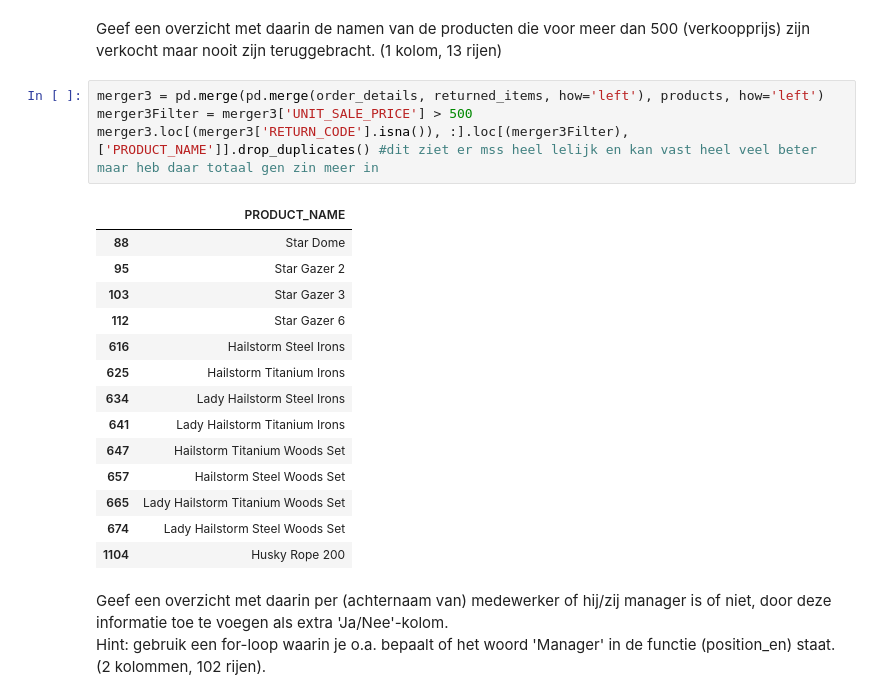
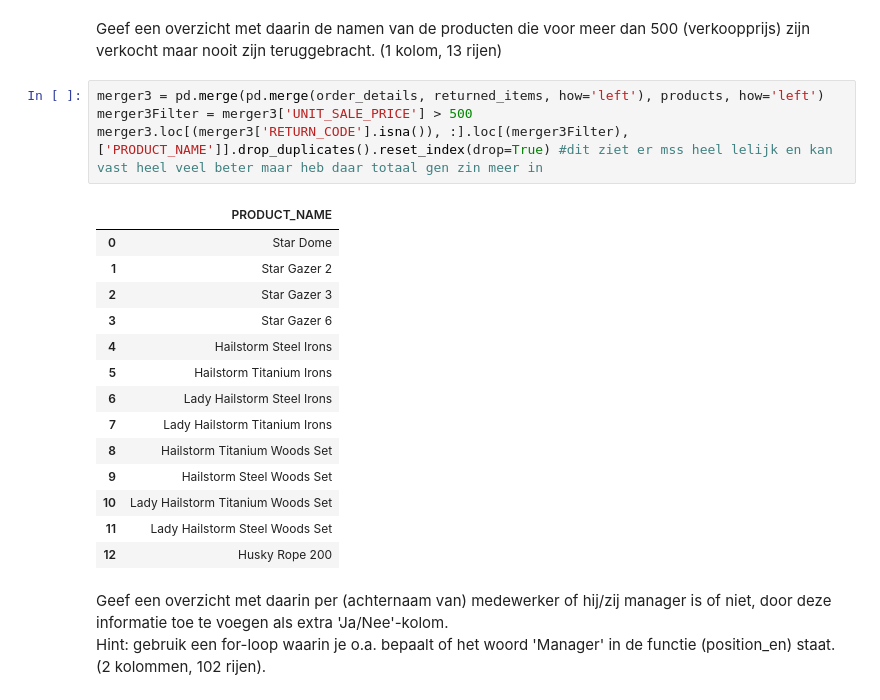
Before and after one commit to Alexanderdeweger/DEAI_portfolio, a Jupyter notebook: Week1/1.3/Opdrachten Alexander.ipynb, the cells around one changed output. Saved outputs shown, nothing was run; the diff lists cells and outputs as text.

```diff
--- a/Week1/1.3/Opdrachten Alexander.ipynb
+++ b/Week1/1.3/Opdrachten Alexander.ipynb
@@ -480,22 +506,22 @@ Geef een overzicht met daarin de namen van de producten die voor meer dan 500 (v
 # %%
 merger3 = pd.merge(pd.merge(order_details, returned_items, how='left'), products, how='left')
 merger3Filter = merger3['UNIT_SALE_PRICE'] > 500
-merger3.loc[(merger3['RETURN_CODE'].isna()), :].loc[(merger3Filter), ['PRODUCT_NAME']].drop_duplicates() #dit ziet er mss heel lelijk en kan vast heel veel beter maar heb daar totaal gen zin meer in
+merger3.loc[(merger3['RETURN_CODE'].isna()), :].loc[(merger3Filter), ['PRODUCT_NAME']].drop_duplicates().reset_index(drop=True) #dit ziet er mss heel lelijk en kan vast heel veel beter maar heb daar totaal gen zin meer in
 # %% [output]
 |  | PRODUCT_NAME |
-| 88 | Star Dome |
-| 95 | Star Gazer 2 |
-| 103 | Star Gazer 3 |
-| 112 | Star Gazer 6 |
-| 616 | Hailstorm Steel Irons |
-| 625 | Hailstorm Titanium Irons |
-| 634 | Lady Hailstorm Steel Irons |
-| 641 | Lady Hailstorm Titanium Irons |
-| 647 | Hailstorm Titanium Woods Set |
-| 657 | Hailstorm Steel Woods Set |
-| 665 | Lady Hailstorm Titanium Woods Set |
-| 674 | Lady Hailstorm Steel Woods Set |
-| 1104 | Husky Rope 200 |
+| 0 | Star Dome |
+| 1 | Star Gazer 2 |
+| 2 | Star Gazer 3 |
+| 3 | Star Gazer 6 |
+| 4 | Hailstorm Steel Irons |
+| 5 | Hailstorm Titanium Irons |
+| 6 | Lady Hailstorm Steel Irons |
+| 7 | Lady Hailstorm Titanium Irons |
+| 8 | Hailstorm Titanium Woods Set |
+| 9 | Hailstorm Steel Woods Set |
+| 10 | Lady Hailstorm Titanium Woods Set |
+| 11 | Lady Hailstorm Steel Woods Set |
+| 12 | Husky Rope 200 |
 # %% [markdown]
 Geef een overzicht met daarin per (achternaam van) medewerker of hij/zij manager is of niet, door deze informatie toe te voegen als extra 'Ja/Nee'-kolom.<br>
 Hint: gebruik een for-loop waarin je o.a. bepaalt of het woord 'Manager' in de functie (position_en) staat. (2 kolommen, 102 rijen).
```
Also changed, not shown: parts of 6 cells of this notebook, 1 other file.
